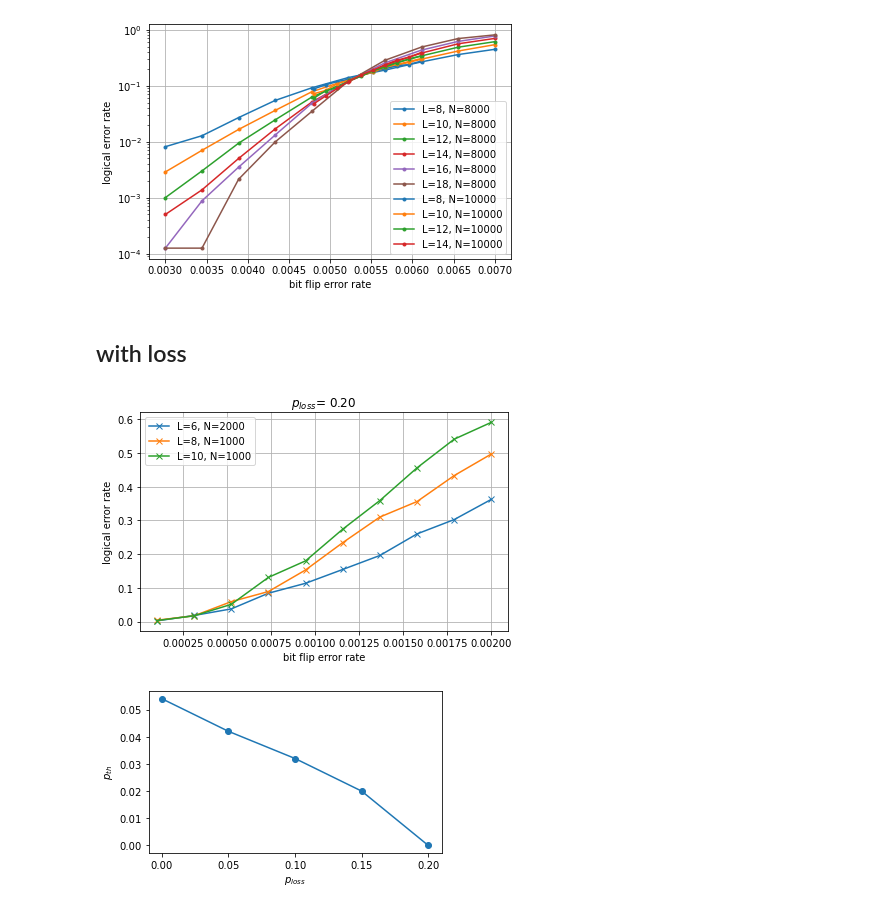
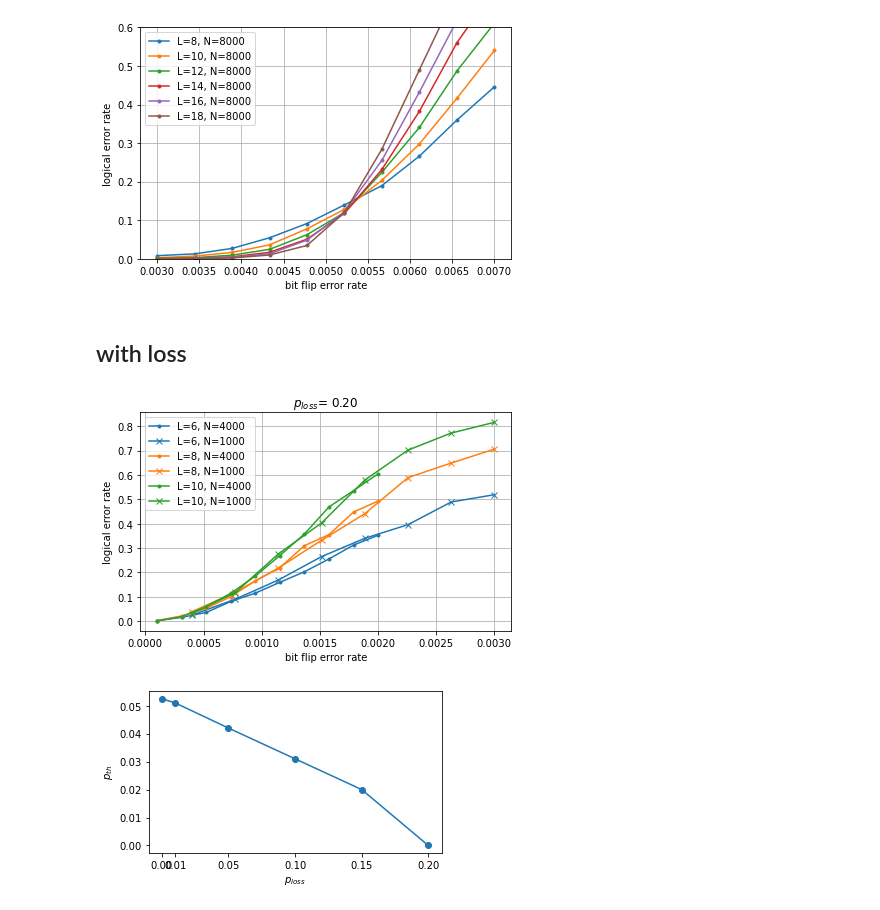
Before and after one commit to hassan-shap/quantum-emitter, a Jupyter notebook: pp_threshold_qdot.ipynb, the cells around one changed output. Cells and saved outputs as stored; diff of their text form; code cells hidden in the pictures.

Commit message:
qdot loss

```diff
--- a/pp_threshold_qdot.ipynb
+++ b/pp_threshold_qdot.ipynb
@@ -25,38 +25,38 @@ for i_L,L in enumerate(L_list):
         plt.plot(p1_list,fail_prob_avg/Ntot,".-", color="C%d" % (i_L), label="L=%d, N=%d" % (L,Ntot))
     # plt.plot(p1_list,fail_prob_avg/Ntot,".-", label="L=%d" % (L))
 
 for i_L,L in enumerate(L_list):
     first = True
     for i_rep in range(repeat):
         fname = "data_qdot/" + "p1_eq_p2_L_%d_i_%d_fine.npz" % (L,i_rep)
 
         if os.path.exists(fname):
             npz_file = np.load(fname)
             p1_list, fail_prob_z, Nrep = npz_file['p1_list'], npz_file['fail_prob_z'], npz_file['Nrep']
             if first :
                 first = False
                 fail_prob_avg = np.zeros(len(p1_list))
                 Ntot = 0
             fail_prob_avg += fail_prob_z
             Ntot += Nrep
-    if not first:
-        plt.plot(p1_list,fail_prob_avg/Ntot,".-", color="C%d" % (i_L),label="L=%d, N=%d" % (L,Ntot))
+    # if not first:
+        # plt.plot(p1_list,fail_prob_avg/Ntot,".-", color="C%d" % (i_L),label="L=%d, N=%d" % (L,Ntot))
     # plt.plot(p1_list,fail_prob_avg/Ntot,".-", label="L=%d" % (L))
 
 
 # plt.plot([0.0293,0.0293],[0,0.8],"k--")
 # plt.xticks(np.arange(0.004,0.0071,0.001))
-plt.yscale("log")
-# plt.ylim([0.0,0.6])
+# plt.yscale("log")
+plt.ylim([0.0,0.6])
 plt.xlabel("bit flip error rate")
 plt.ylabel("logical error rate")
 plt.legend()
 plt.tight_layout()
 plt.grid()
 # plt.savefig("figs/fcts-threshold.pdf")
 plt.show()
 # %% [output]
-[figure, old version]
+[figure, new version]
 # %% [markdown]
 ## with loss
 # %%
@@ -81,18 +81,34 @@ for i_L, L in enumerate(L_list):
                 Ntot = 0
             fail_prob_avg += (fail_prob_z+loss_prob)
             loss_prob_avg += loss_prob
-            # Ntot_loss += Nrep_loss
-            # Ntot_flip += Nrep_flip
             Ntot += Nrep_loss#*(Nrep_loss-loss_prob)+loss_prob
-    # failure_ratio = fail_prob_avg/(Ntot_flip*(Ntot_loss-loss_prob_avg))
     if not first:
-        # print(L, loss_prob_avg/Ntot)
         failure_ratio = fail_prob_avg/Ntot
         loss_ratio = loss_prob_avg/Ntot
-        # Ntot = Ntot_flip*(Ntot_loss-loss_prob)+loss_prob
+        plt.plot(p1_list,failure_ratio,".-", color="C%d" % (i_L), label="L=%d, N=%d" % (L,Ntot))
+
+    first = True
+    for i_rep in range(repeat):
+        fname = "data_loss_qdot/" + "p1_eq_p2_p_%.2f_L_%d_i_%d.npz" % (prob_l,L,i_rep)
+        if os.path.exists(fname):
+            npz_file = np.load(fname)
+            p1_list, loss_prob, fail_prob_z, Nrep_loss, Nrep_flip = npz_file['p1_list'], npz_file['loss_prob'], npz_file['fail_prob_z'], npz_file['Nrep_loss'], npz_file['Nrep_flip']
+            if first :
+                first = False
+                fail_prob_avg = np.zeros(len(p1_list))
+                loss_prob_avg = 0
+                Ntot_loss = 0
+                Ntot_flip = 0
+                Ntot = 0
+            fail_prob_avg += (fail_prob_z+loss_prob)
+            loss_prob_avg += loss_prob
+            Ntot += Nrep_loss#*(Nrep_loss-loss_prob)+loss_prob
+    if not first:
+        failure_ratio = fail_prob_avg/Ntot
+        loss_ratio = loss_prob_avg/Ntot
         plt.plot(p1_list,failure_ratio,"x-", color="C%d" % (i_L), label="L=%d, N=%d" % (L,Ntot))
-        # plt.plot(pz_list,loss_ratio+0*pz_list,"--", color="C%d" % (i_L))
-        # plt.plot(pz_list,failure_ratio,"x-", label="L=%d" % (L))
+
+
 
 plt.legend()
 plt.title(r"$p_{loss} $= %.2f " % (prob_l))
@@ -107,10 +123,10 @@ plt.tight_layout()
 # plt.savefig("figs/loss_%.2f_toric_threshold.pdf" % (prob_l))
 plt.show()
 # %% [output]
-[figure, old version]
+[figure, new version]
 # %%
-p_loss = [0,0.05,0.1,0.15,0.2]
-p_th = [0.054,0.042,0.032,0.02,0]
+p_loss = [0,0.01,0.05,0.1,0.15,0.2]
+p_th = [0.0525,0.051,0.042,0.031,0.02,0]
 
 plt.figure(1,figsize=(5,3))
 plt.plot(p_loss,p_th,"o-")
@@ -120,4 +136,4 @@ plt.xticks(p_loss)
 plt.tight_layout()
 plt.show()
 # %% [output]
-[figure, old version]
+[figure, new version]
```
Also changed, not shown: parts of 2 cells of this notebook, 15 other files.
